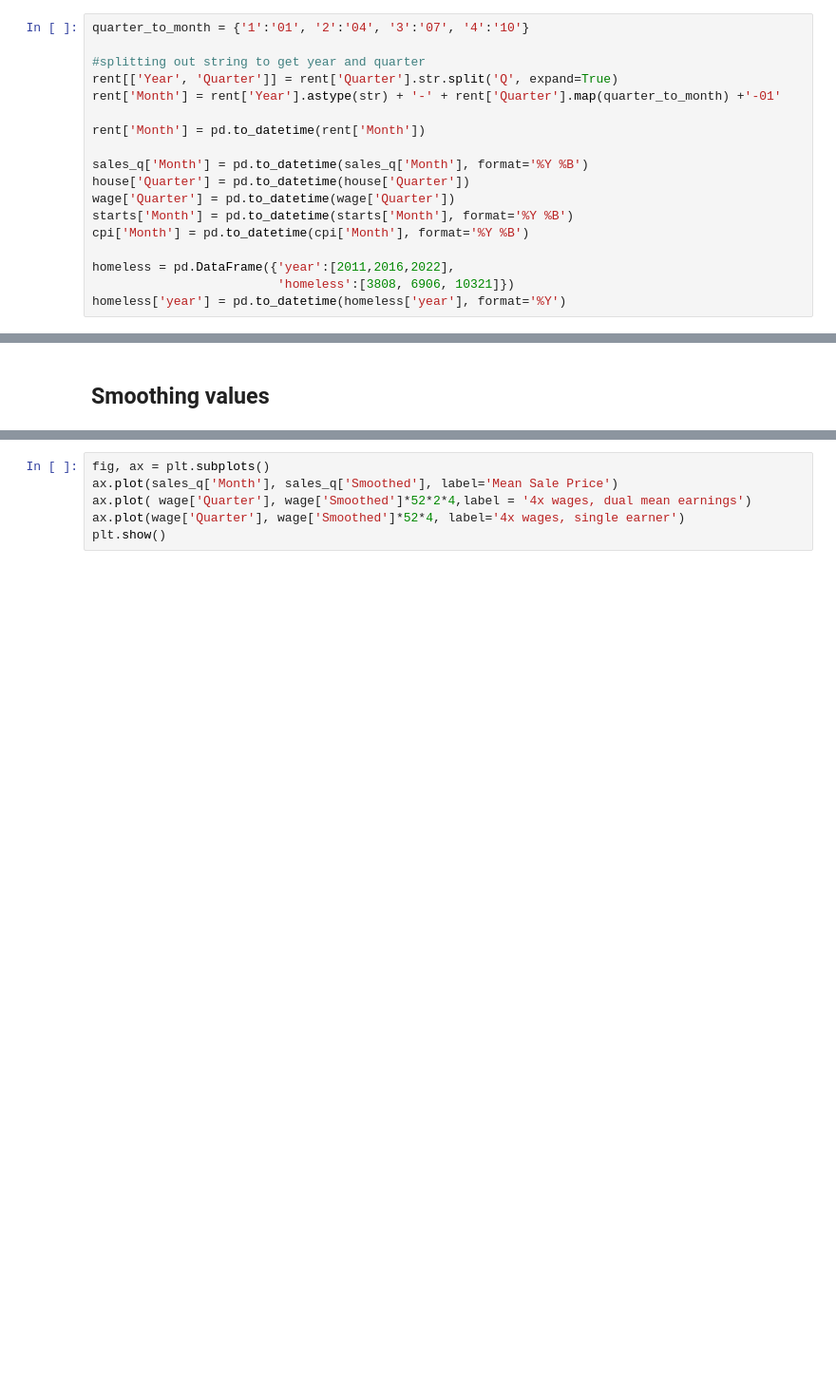
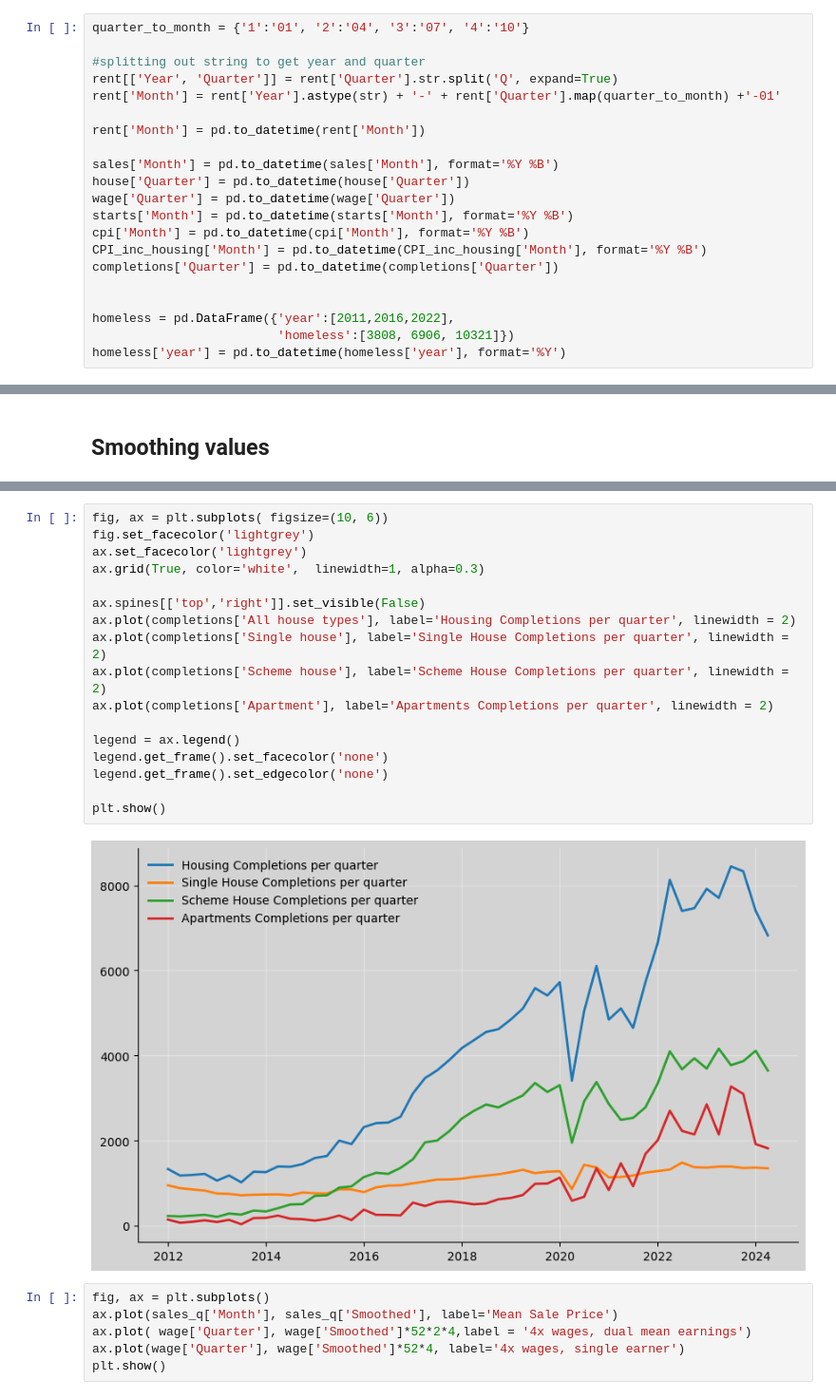
Before and after one commit to conor2405/Data-Analysis, a Jupyter notebook: Housing/housing vs wages.ipynb, the cells around one changed output, grey strips where cells are left out. Shown: that part at 95% size. Drawn from its saved outputs; the diff is of its cells as text; blank space fills up the shorter version.

```diff
--- a/Housing/housing vs wages.ipynb
+++ b/Housing/housing vs wages.ipynb
@@ -25,11 +27,14 @@ rent['Month'] = rent['Year'].astype(str) + '-' + rent['Quarter'].map(quarter_to_
 
 rent['Month'] = pd.to_datetime(rent['Month'])
 
-sales_q['Month'] = pd.to_datetime(sales_q['Month'], format='%Y %B')
+sales['Month'] = pd.to_datetime(sales['Month'], format='%Y %B')
 house['Quarter'] = pd.to_datetime(house['Quarter'])
 wage['Quarter'] = pd.to_datetime(wage['Quarter'])
 starts['Month'] = pd.to_datetime(starts['Month'], format='%Y %B')
 cpi['Month'] = pd.to_datetime(cpi['Month'], format='%Y %B')
+CPI_inc_housing['Month'] = pd.to_datetime(CPI_inc_housing['Month'], format='%Y %B')
+completions['Quarter'] = pd.to_datetime(completions['Quarter'])
+
 
 homeless = pd.DataFrame({'year':[2011,2016,2022],
                          'homeless':[3808, 6906, 10321]})
@@ -187,3 +218,22 @@ len(house), len(wage), len(sales_q)
+# %%
+fig, ax = plt.subplots( figsize=(10, 6))
+fig.set_facecolor('lightgrey')
+ax.set_facecolor('lightgrey')
+ax.grid(True, color='white',  linewidth=1, alpha=0.3)
+
+ax.spines[['top','right']].set_visible(False)
+ax.plot(completions['All house types'], label='Housing Completions per quarter', linewidth = 2)
+ax.plot(completions['Single house'], label='Single House Completions per quarter', linewidth = 2)
+ax.plot(completions['Scheme house'], label='Scheme House Completions per quarter', linewidth = 2)
+ax.plot(completions['Apartment'], label='Apartments Completions per quarter', linewidth = 2)
+
+legend = ax.legend()
+legend.get_frame().set_facecolor('none')
+legend.get_frame().set_edgecolor('none')
+
+plt.show()
+# %% [output]
+[figure, added]
 # %%
 fig, ax = plt.subplots()
 ax.plot(sales_q['Month'], sales_q['Smoothed'], label='Mean Sale Price')
```
Also changed, not shown: parts of 12 cells of this notebook.
